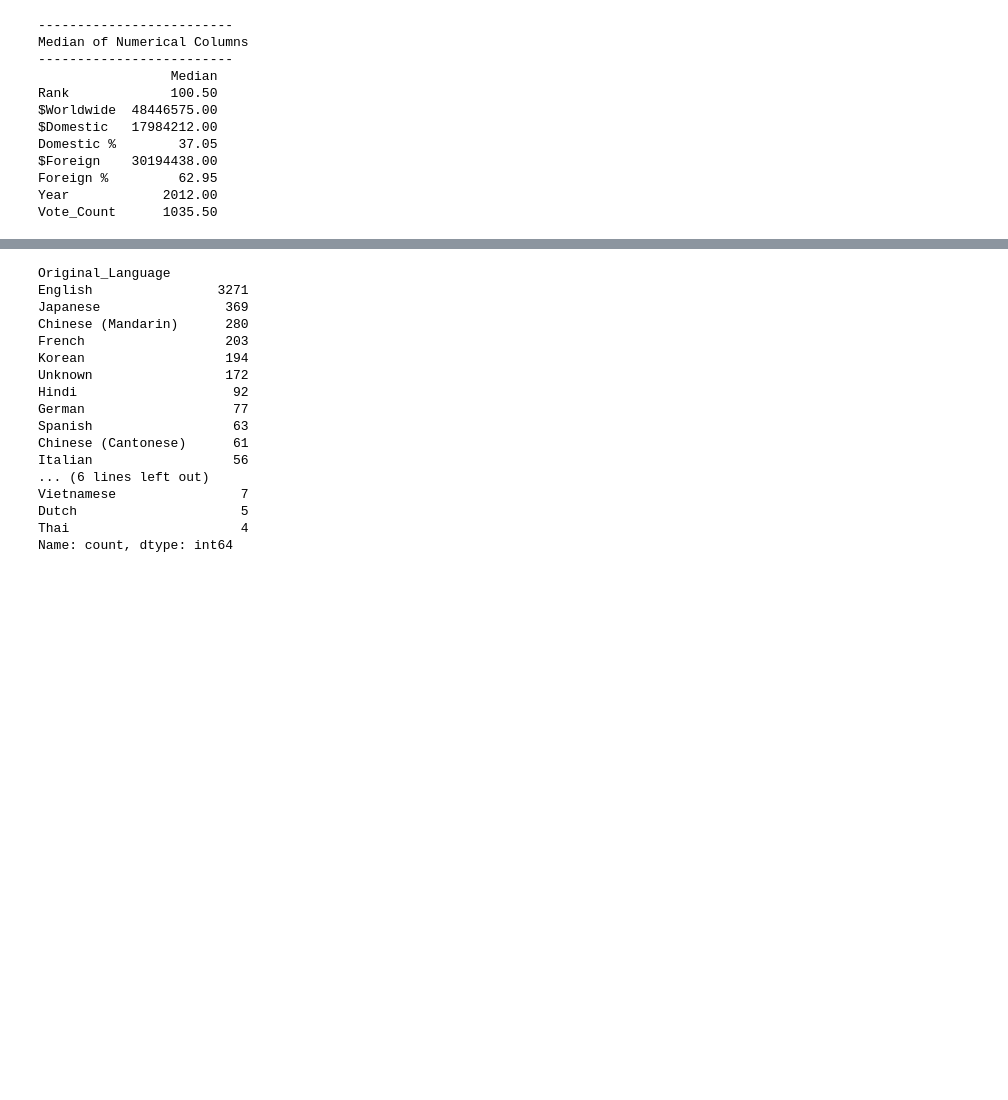
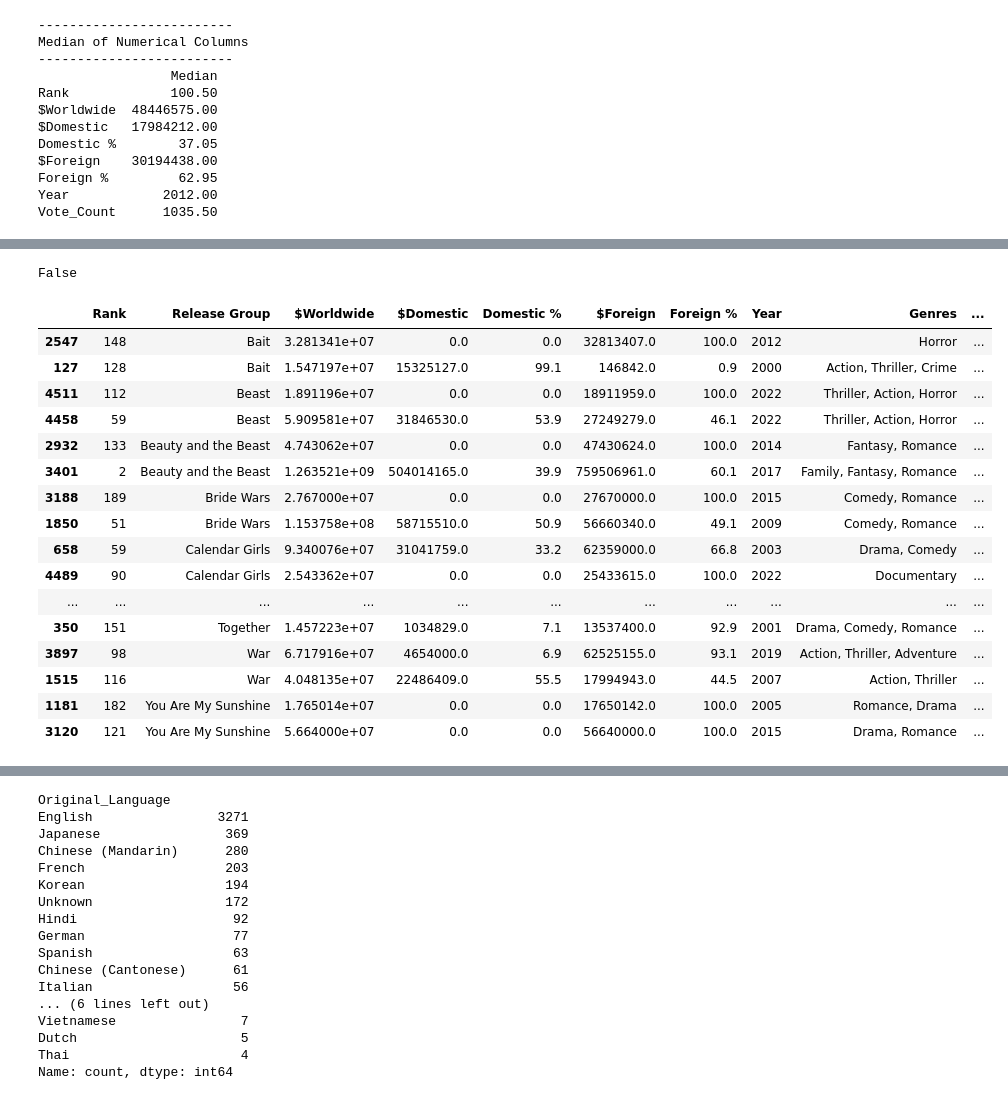
Before and after one commit to keshleem/dx699-summerai-homework2, a Jupyter notebook: OMDS-ModB2-Week2-Martin-Keshia-Lee.ipynb, the cells around one changed output, grey strips where cells are left out. Drawn from its saved outputs; the diff is of its cells as text; code cells hidden in the pictures; blank space fills up the shorter version.

Commit message:
added code for duplicate data

```diff
--- a/OMDS-ModB2-Week2-Martin-Keshia-Lee.ipynb
+++ b/OMDS-ModB2-Week2-Martin-Keshia-Lee.ipynb
@@ -541,2 +530,31 @@ Original_Language                        English
 Production_Countries    United States of America
 Name: 0, dtype: object
+# %%
+# DUPLICATES CHECK
+df_box_office['Release Group'].is_unique
+# %% [output]
+False
+# %%
+# VIEW THE DUPLICATES
+pd.set_option('display.max_rows', None)
+dupes = df_box_office[df_box_office['Release Group'].duplicated(keep=False)]
+dupes_sorted = dupes.sort_values('Release Group')
+dupes_sorted
+# %% [output]
+|  | Rank | Release Group | $Worldwide | $Domestic | Domestic % | $Foreign | Foreign % | Year | Genres | ... |
+| 2547 | 148 | Bait | 3.281341e+07 | 0.0 | 0.0 | 32813407.0 | 100.0 | 2012 | Horror | ... |
+| 127 | 128 | Bait | 1.547197e+07 | 15325127.0 | 99.1 | 146842.0 | 0.9 | 2000 | Action, Thriller, Crime | ... |
+| 4511 | 112 | Beast | 1.891196e+07 | 0.0 | 0.0 | 18911959.0 | 100.0 | 2022 | Thriller, Action, Horror | ... |
+| 4458 | 59 | Beast | 5.909581e+07 | 31846530.0 | 53.9 | 27249279.0 | 46.1 | 2022 | Thriller, Action, Horror | ... |
+| 2932 | 133 | Beauty and the Beast | 4.743062e+07 | 0.0 | 0.0 | 47430624.0 | 100.0 | 2014 | Fantasy, Romance | ... |
+| 3401 | 2 | Beauty and the Beast | 1.263521e+09 | 504014165.0 | 39.9 | 759506961.0 | 60.1 | 2017 | Family, Fantasy, Romance | ... |
+| 3188 | 189 | Bride Wars | 2.767000e+07 | 0.0 | 0.0 | 27670000.0 | 100.0 | 2015 | Comedy, Romance | ... |
+| 1850 | 51 | Bride Wars | 1.153758e+08 | 58715510.0 | 50.9 | 56660340.0 | 49.1 | 2009 | Comedy, Romance | ... |
+| 658 | 59 | Calendar Girls | 9.340076e+07 | 31041759.0 | 33.2 | 62359000.0 | 66.8 | 2003 | Drama, Comedy | ... |
+| 4489 | 90 | Calendar Girls | 2.543362e+07 | 0.0 | 0.0 | 25433615.0 | 100.0 | 2022 | Documentary | ... |
+| ... | ... | ... | ... | ... | ... | ... | ... | ... | ... | ... |
+| 350 | 151 | Together | 1.457223e+07 | 1034829.0 | 7.1 | 13537400.0 | 92.9 | 2001 | Drama, Comedy, Romance | ... |
+| 3897 | 98 | War | 6.717916e+07 | 4654000.0 | 6.9 | 62525155.0 | 93.1 | 2019 | Action, Thriller, Adventure | ... |
+| 1515 | 116 | War | 4.048135e+07 | 22486409.0 | 55.5 | 17994943.0 | 44.5 | 2007 | Action, Thriller | ... |
+| 1181 | 182 | You Are My Sunshine | 1.765014e+07 | 0.0 | 0.0 | 17650142.0 | 100.0 | 2005 | Romance, Drama | ... |
+| 3120 | 121 | You Are My Sunshine | 5.664000e+07 | 0.0 | 0.0 | 56640000.0 | 100.0 | 2015 | Drama, Romance | ... |
```
Also changed, not shown: parts of 14 cells of this notebook.
